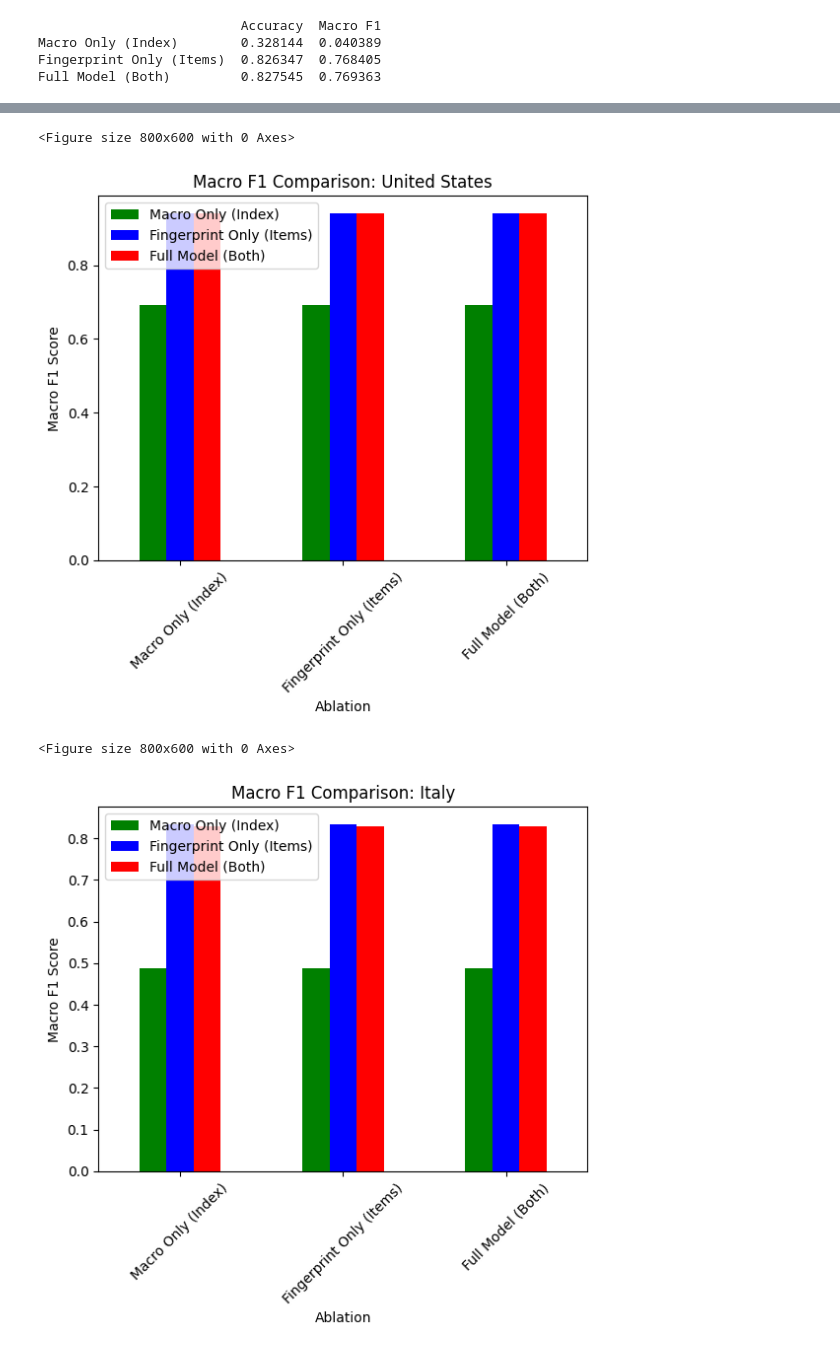
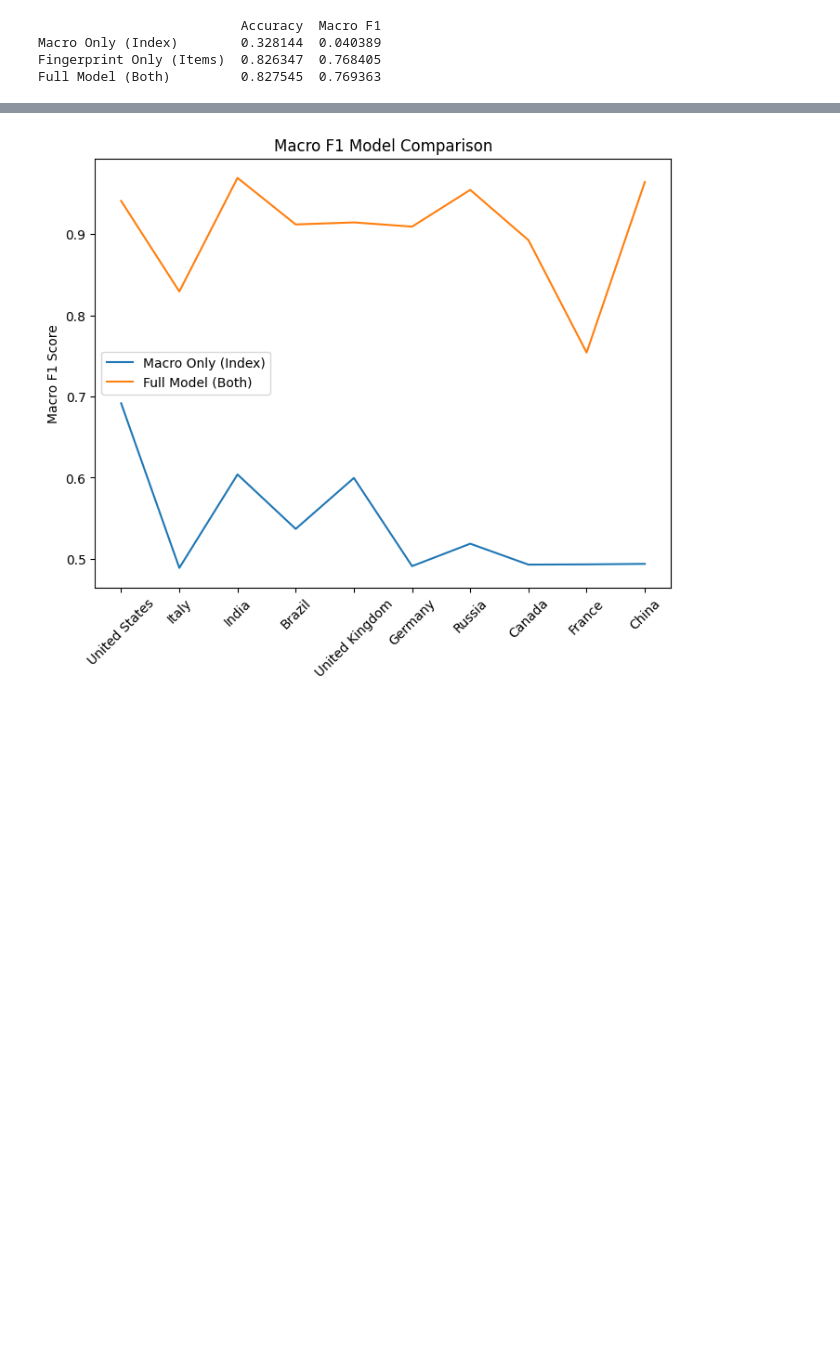
Before and after one commit to Mankirth/ITEC-4305-Project, a Jupyter notebook: PerCountryReport.ipynb, the cells around one changed output, grey strips where cells are left out. Saved outputs shown, nothing was run; the diff lists cells and outputs as text; code cells hidden in the pictures; blank space fills up the shorter version.

```diff
--- a/PerCountryReport.ipynb
+++ b/PerCountryReport.ipynb
@@ -390,24 +359,18 @@ for name, X_subset in feature_sets.items():
 # %%
+f1s = []
+f3s = []
 for country in top_countries:
-    f1s = per_country_results["Macro Only (Index)"][f"{country} Macro F1"]
-    f2s = per_country_results["Fingerprint Only (Items)"][f"{country} Macro F1"]
-    f3s = per_country_results["Full Model (Both)"][f"{country} Macro F1"]
+    f1s.append(per_country_results["Macro Only (Index)"][f"{country} Macro F1"])
+    f3s.append(per_country_results["Full Model (Both)"][f"{country} Macro F1"])
 
-    pltdf = pd.DataFrame({"Macro Only (Index)": f1s,
-                            "Fingerprint Only (Items)": f2s,
-                            "Full Model (Both)": f3s}, index=["Macro Only (Index)", "Fingerprint Only (Items)", "Full Model (Both)"])
 
-    plt.figure(figsize=(8, 6))
-    ax = pltdf.plot.bar(rot=0, color={"Macro Only (Index)": "green",
-                                        "Fingerprint Only (Items)": "blue",
-                                        "Full Model (Both)": "red"})
-    plt.xticks(rotation=45)
-    ax.set_title(f"Macro F1 Comparison: {country}")
-    ax.set_ylabel('Macro F1 Score')
-    ax.set_xlabel('Ablation')
-    plt.show()
+plt.figure(figsize=(8, 6))
+plt.plot(top_countries, f1s, label="Macro Only (Index)")
+plt.plot(top_countries, f3s, label="Full Model (Both)")
+plt.xticks(rotation=45)
+plt.title(f"Macro F1 Model Comparison")
+plt.ylabel('Macro F1 Score')
+plt.legend()
+plt.show()
 # %% [output]
-<Figure size 800x600 with 0 Axes>
-[figure, old version]
+[figure, new version]
-<Figure size 800x600 with 0 Axes>
-[figure, removed]
```
Also changed, not shown: parts of 3 cells of this notebook, 1 other file.
